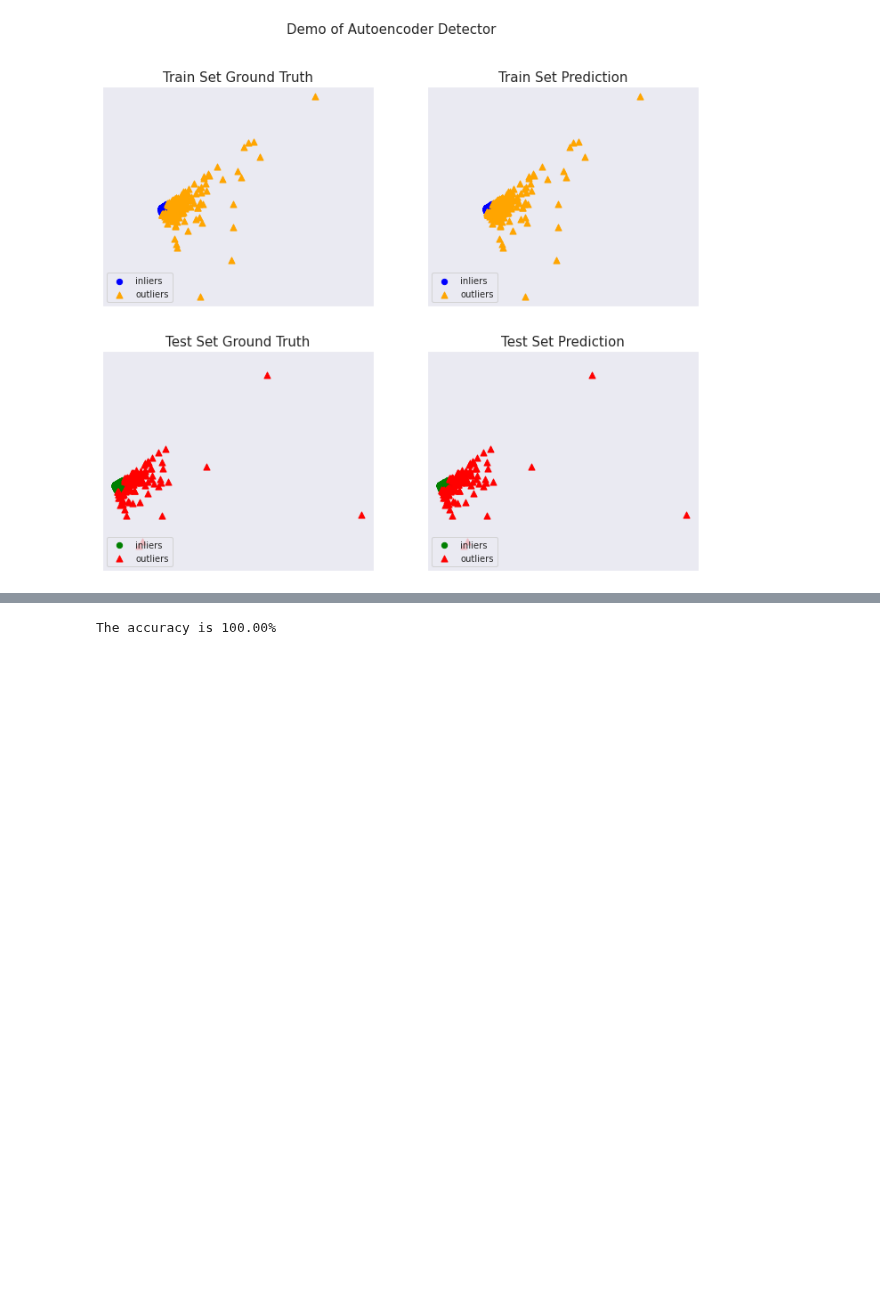
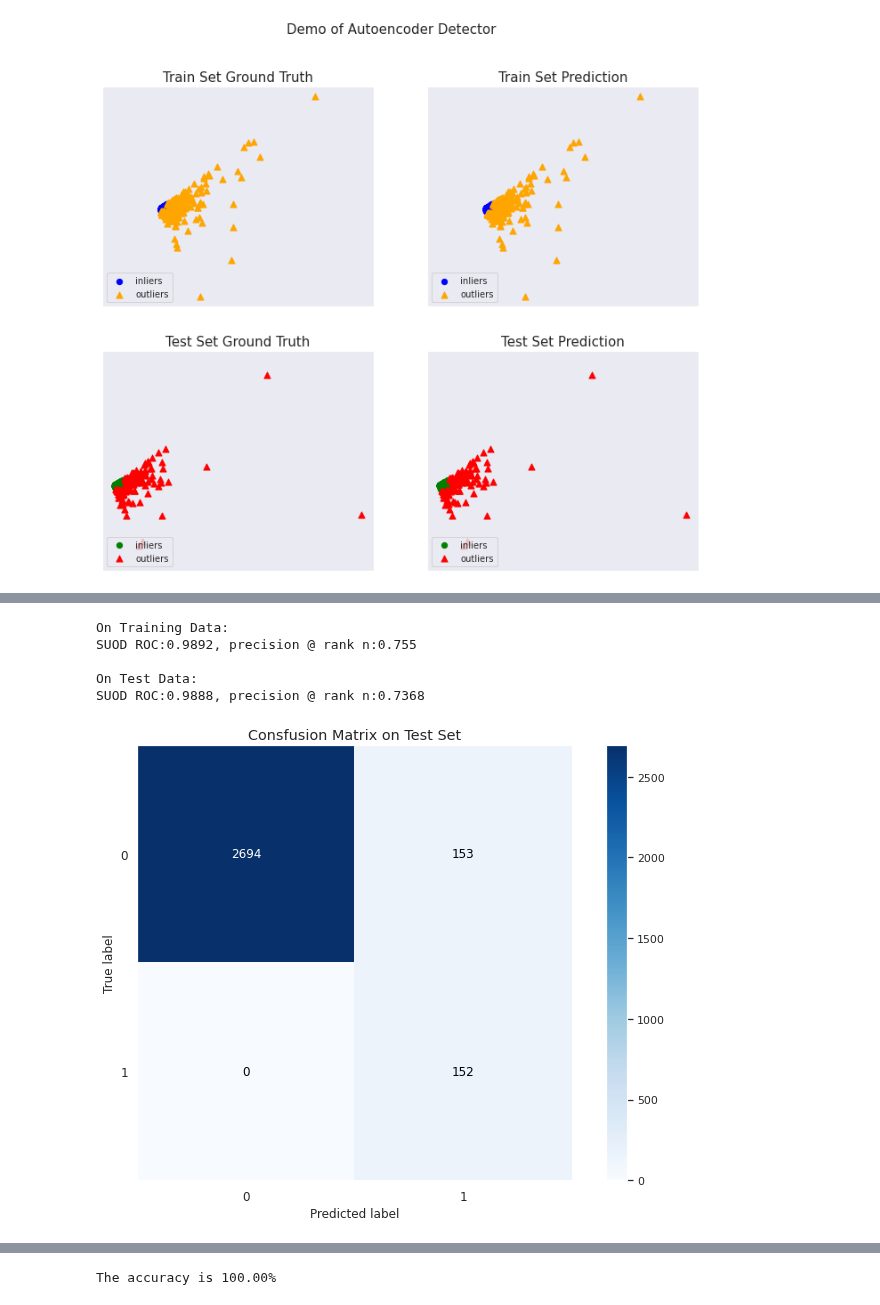
Before and after one commit to myconcordia/A2I2, a Jupyter notebook: Anomaly_Detection_with_PyOD.ipynb, the cells around one changed output, grey strips where cells are left out. Cells and saved outputs as stored; diff of their text form; code cells hidden in the pictures; blank space fills up the shorter version.

```diff
--- a/Anomaly_Detection_with_PyOD.ipynb
+++ b/Anomaly_Detection_with_PyOD.ipynb
@@ -574,0 +643,18 @@ visualize(clf_name, X_train, y_train, X_test, y_test, y_train_pred,
+# %%
+# train SUOD
+clf_name = 'SUOD'
+
+# initialize a group of outlier detectors for acceleration
+detector_list = [LOF(n_neighbors=15), LOF(n_neighbors=20),
+                 LOF(n_neighbors=25), LOF(n_neighbors=35),
+                 COPOD(), IForest(n_estimators=100),
+                 IForest(n_estimators=200)]
+# %%
+# decide the number of parallel process, and the combination method
+clf = SUOD(base_estimators=detector_list, n_jobs=2, combination='average', verbose=False)
+
+# or to use the default detectors
+# clf = SUOD(n_jobs=2, combination='average', verbose=False)
+# %%
+# Train the model
+clf.fit(X_train)
@@ -574,0 +679,8 @@ visualize(clf_name, X_train, y_train, X_test, y_test, y_train_pred,
+# %%
+# get the prediction labels and outlier scores of the training data
+y_train_pred = clf.labels_  # binary labels (0: inliers, 1: outliers)
+y_train_scores = clf.decision_scores_  # raw outlier scores
+
+# get the prediction on the test data
+y_test_pred = clf.predict(X_test)  # outlier labels (0 or 1)
+y_test_scores = clf.decision_function(X_test)  # outlier scores
@@ -574,0 +694,23 @@ visualize(clf_name, X_train, y_train, X_test, y_test, y_train_pred,
+# %%
+from pyod.utils.data import evaluate_print
+from pyod.utils.example import visualize
+
+# evaluate and print the results
+print("\nOn Training Data:")
+evaluate_print(clf_name, y_train, y_train_scores)
+print("\nOn Test Data:")
+evaluate_print(clf_name, y_test, y_test_scores)
+# %% [output]
+On Training Data:
+SUOD ROC:0.9892, precision @ rank n:0.755
+
+On Test Data:
+SUOD ROC:0.9888, precision @ rank n:0.7368
+# %%
+import scikitplot as skplt
+
+# plot the comfusion matrix in the test set
+skplt.metrics.plot_confusion_matrix(y_test,y_test_pred, normalize=False, title="Consfusion Matrix on Test Set")
+plt.show()
+# %% [output]
+[figure, added]
```
Also changed, not shown: parts of 40 cells of this notebook.
